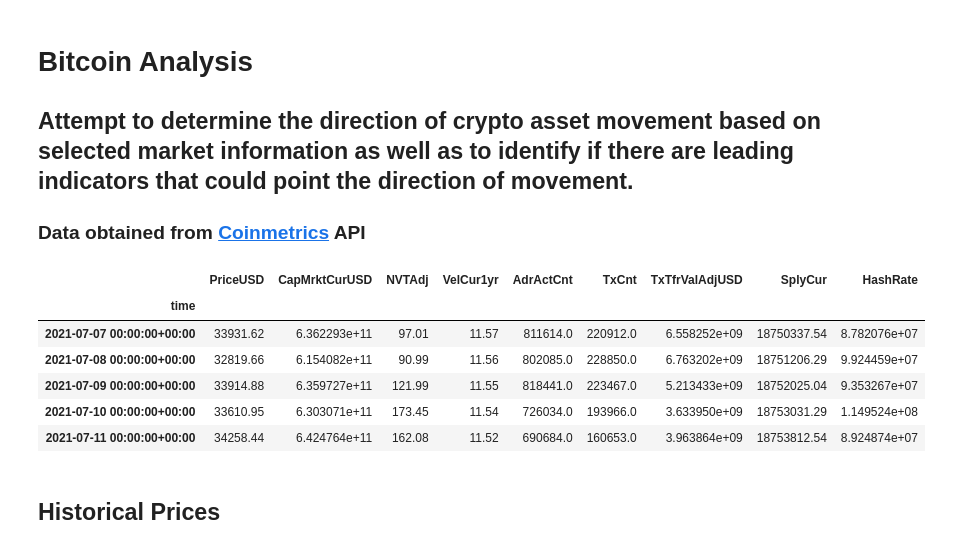
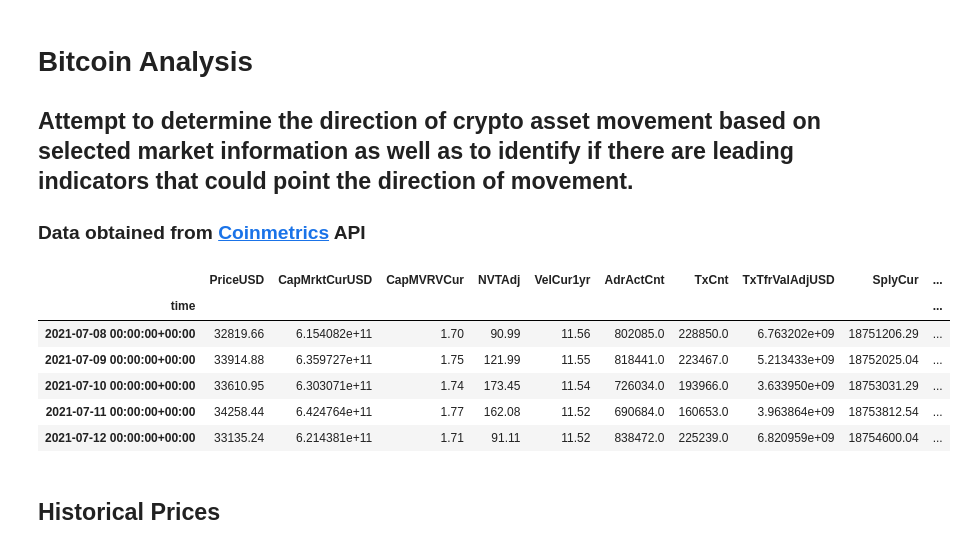
Before and after one commit to dbogatic/crypto-analysis, a Jupyter notebook: btc_coinmetrics.ipynb, the cells around one changed output. Drawn from its saved outputs; the diff is of its cells as text; code cells hidden in the pictures.

```diff
--- a/btc_coinmetrics.ipynb
+++ b/btc_coinmetrics.ipynb
@@ -16,23 +16,23 @@ import numpy as np
 # %%
 # Obtain data by specifying coin and data needed and adjust the date timeframe
 client = CoinMetricsClient()
-btc_metrics = client.get_asset_metrics(assets='btc',metrics=['PriceUSD','AdrActCnt','CapMrktCurUSD','NVTAdj','VelCur1yr','TxCnt','TxTfrValAdjUSD','SplyCur','HashRate'],start_time='2021-01-01', end_time='2021-07-11',frequency='1d')
+btc_metrics = client.get_asset_metrics(assets='btc',metrics=['PriceUSD','AdrActCnt','CapMrktCurUSD','CapMVRVCur','NVTAdj','VelCur1yr','TxCnt','TxTfrValAdjUSD','SplyCur','HashRate'],start_time='2021-01-01', end_time='2021-07-12',frequency='1d')
 btc_metrics = pd.DataFrame(btc_metrics)
 btc_metrics['time'] = pd.to_datetime(btc_metrics['time'])
 btc_metrics = btc_metrics.set_index('time')
 btc_metrics.to_csv('resources/btc_annual_metrics/btc_metrics_1.csv')
 # %%
 # Select coin metrics from Coinmetrics API and convert to float
-btc_metrics = btc_metrics[['PriceUSD','CapMrktCurUSD','NVTAdj','VelCur1yr','AdrActCnt','TxCnt','TxTfrValAdjUSD','SplyCur','HashRate']].astype('float').round(2)
+btc_metrics = btc_metrics[['PriceUSD','CapMrktCurUSD','CapMVRVCur','NVTAdj','VelCur1yr','AdrActCnt','TxCnt','TxTfrValAdjUSD','SplyCur','HashRate']].astype('float').round(2)
 btc_metrics.tail()
 # %% [output]
-|  | PriceUSD | CapMrktCurUSD | NVTAdj | VelCur1yr | AdrActCnt | TxCnt | TxTfrValAdjUSD | SplyCur | HashRate |
-| time |  |  |  |  |  |  |  |  |  |
-| 2021-07-07 00:00:00+00:00 | 33931.62 | 6.362293e+11 | 97.01 | 11.57 | 811614.0 | 220912.0 | 6.558252e+09 | 18750337.54 | 8.782076e+07 |
-| 2021-07-08 00:00:00+00:00 | 32819.66 | 6.154082e+11 | 90.99 | 11.56 | 802085.0 | 228850.0 | 6.763202e+09 | 18751206.29 | 9.924459e+07 |
-| 2021-07-09 00:00:00+00:00 | 33914.88 | 6.359727e+11 | 121.99 | 11.55 | 818441.0 | 223467.0 | 5.213433e+09 | 18752025.04 | 9.353267e+07 |
-| 2021-07-10 00:00:00+00:00 | 33610.95 | 6.303071e+11 | 173.45 | 11.54 | 726034.0 | 193966.0 | 3.633950e+09 | 18753031.29 | 1.149524e+08 |
-| 2021-07-11 00:00:00+00:00 | 34258.44 | 6.424764e+11 | 162.08 | 11.52 | 690684.0 | 160653.0 | 3.963864e+09 | 18753812.54 | 8.924874e+07 |
+|  | PriceUSD | CapMrktCurUSD | CapMVRVCur | NVTAdj | VelCur1yr | AdrActCnt | TxCnt | TxTfrValAdjUSD | SplyCur | ... |
+| time |  |  |  |  |  |  |  |  |  | ... |
+| 2021-07-08 00:00:00+00:00 | 32819.66 | 6.154082e+11 | 1.70 | 90.99 | 11.56 | 802085.0 | 228850.0 | 6.763202e+09 | 18751206.29 | ... |
+| 2021-07-09 00:00:00+00:00 | 33914.88 | 6.359727e+11 | 1.75 | 121.99 | 11.55 | 818441.0 | 223467.0 | 5.213433e+09 | 18752025.04 | ... |
+| 2021-07-10 00:00:00+00:00 | 33610.95 | 6.303071e+11 | 1.74 | 173.45 | 11.54 | 726034.0 | 193966.0 | 3.633950e+09 | 18753031.29 | ... |
+| 2021-07-11 00:00:00+00:00 | 34258.44 | 6.424764e+11 | 1.77 | 162.08 | 11.52 | 690684.0 | 160653.0 | 3.963864e+09 | 18753812.54 | ... |
+| 2021-07-12 00:00:00+00:00 | 33135.24 | 6.214381e+11 | 1.71 | 91.11 | 11.52 | 838472.0 | 225239.0 | 6.820959e+09 | 18754600.04 | ... |
 # %% [markdown]
 ## Historical Prices
 # %%
```
Also changed, not shown: parts of 8 cells of this notebook, 25 other files.
